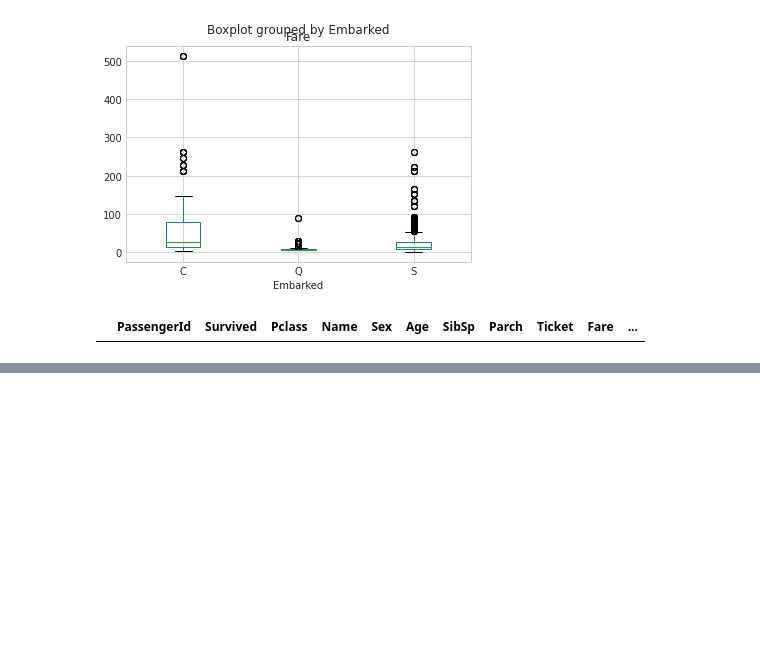
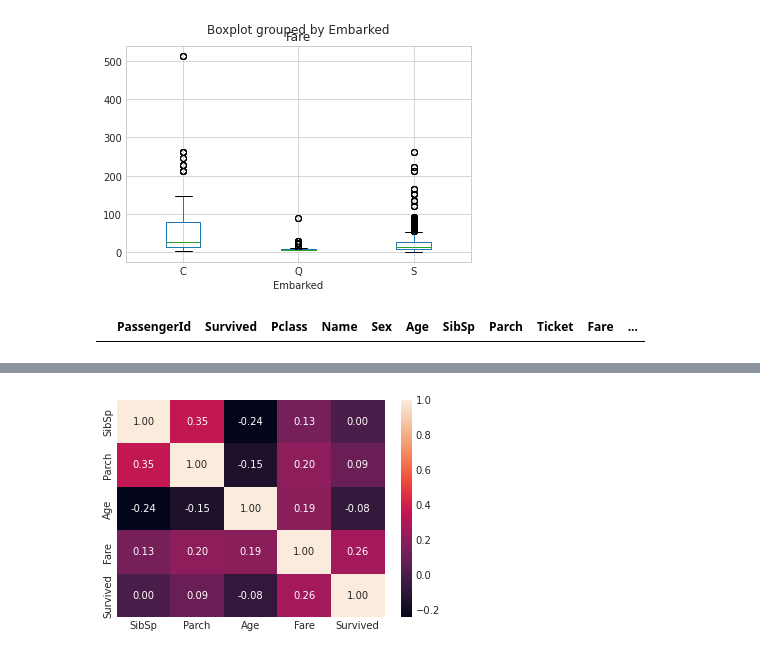
Before and after one commit to mertdedeoglu/Data-Analytics, a Jupyter notebook: Titanic-Analytic.ipynb, the cells around one changed output, grey strips where cells are left out. Cells and saved outputs as stored; diff of their text form; code cells hidden in the pictures; blank space fills up the shorter version.

```diff
--- a/Titanic-Analytic.ipynb
+++ b/Titanic-Analytic.ipynb
@@ -371,0 +400,8 @@ df_train[df_train["Fare"].isnull()]
+# %%
+list1 = ["SibSp","Parch","Age","Fare","Survived"]
+sns.heatmap(df_train[list1].corr(),annot = True, fmt = ".2f")
+plt.show()
+
+# Fare feature seems to have correlation with survived fature (0.26)
+# %% [output]
+[figure, added]
```
Also changed, not shown: parts of 29 cells of this notebook.
